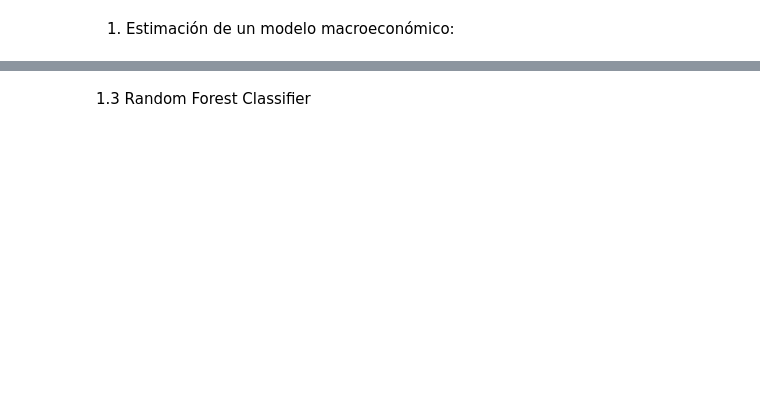
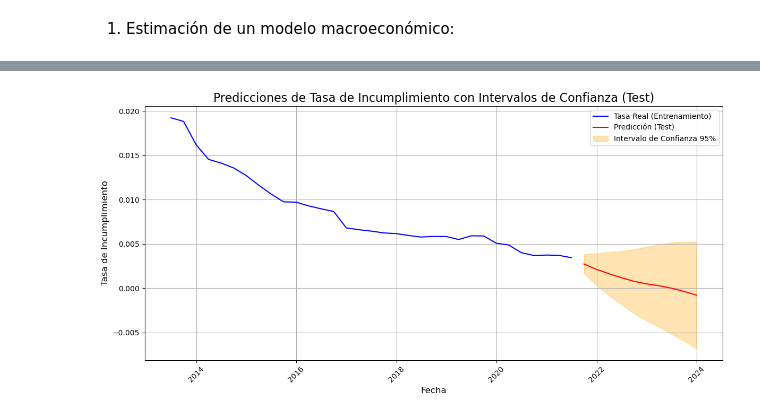
Before and after one commit to martamateosgon/Finanzas_MS, a Jupyter notebook: 2_PARTE.ipynb, the cells around one changed output, grey strips where cells are left out. Drawn from its saved outputs; the diff is of its cells as text; code cells hidden in the pictures; blank space fills up the shorter version.

```diff
--- a/2_PARTE.ipynb
+++ b/2_PARTE.ipynb
@@ -226,2 +86,76 @@ train
-# %% [markdown]
-1.3 Random Forest Classifier
+# %%
+import pandas as pd
+import matplotlib.pyplot as plt
+from statsmodels.tsa.statespace.sarimax import SARIMAX
+
+# Preprocesar los datos
+test["FECHA"] = pd.to_datetime(test["FECHA"])
+test.set_index("FECHA", inplace=True)
+test = test.asfreq("Q")
+
+# Utilizar los datos de entrenamiento completos (train) y el conjunto de test (test)
+y_train = train["Tasa_incumplimiento"]
+X_train = train[["Paro", "PIB", "Precio_vivienda", "Mora_Adq_Vivienda"]]
+
+# Variables exógenas para test
+X_test = test[["Paro", "PIB", "Precio_vivienda", "Mora_Adq_Vivienda"]]
+
+# Definir y ajustar el modelo SARIMAX con los datos de entrenamiento
+sarimax_model = SARIMAX(
+    endog=y_train,  # Variable dependiente (tasa de incumplimiento)
+    exog=X_train,   # Variables exógenas (Paro, PIB, Precio_vivienda, Mora_Adq_Vivienda)
+    order=(1, 1, 1),  # Parámetros ARIMA (p, d, q)
+    seasonal_order=(1, 0, 1, 4),  # Estacionalidad con frecuencia trimestral (P, D, Q, s)
+    enforce_stationarity=False,
+    enforce_invertibility=False
+)
+
+# Ajustar el modelo
+sarimax_results = sarimax_model.fit(disp=False)
+
+# Realizar predicciones sobre el conjunto de test
+forecast = sarimax_results.get_prediction(
+    start=test.index[0],
+    end=test.index[-1],
+    exog=X_test,  # Exógenas para el conjunto de test
+    dynamic=False  # Predicciones no dinámicas
+)
+
+# Obtener las predicciones puntuales y los intervalos de confianza
+predicted_mean = forecast.predicted_mean # Predicciones puntuales
+conf_int = forecast.conf_int(0.95)  # Intervalos de confianza
+
+# Graficar las predicciones y los intervalos de confianza
+plt.figure(figsize=(12, 6))
+
+# Valores reales del conjunto de test (si los tienes)
+if 'Tasa_incumplimiento' in test.columns:
+    plt.plot(test.index, test["Tasa_incumplimiento"], color='blue', label='Tasa Real (Test)')
+
+# Predicciones puntuales
+plt.plot(train.index, train["Tasa_incumplimiento"], color='blue', label='Tasa Real (Entrenamiento)')
+
+
+plt.plot(test.index, predicted_mean, color='red', label='Predicción (Test)')
+
+# Intervalos de confianza al 95%
+plt.fill_between(test.index, conf_int.iloc[:, 0], conf_int.iloc[:, 1], color='orange', alpha=0.3, label='Intervalo de Confianza 95%')
+
+# Configuración del gráfico
+plt.title('Predicciones de Tasa de Incumplimiento con Intervalos de Confianza (Test)', fontsize=16)
+plt.xlabel('Fecha', fontsize=12)
+plt.ylabel('Tasa de Incumplimiento', fontsize=12)
+plt.legend()
+plt.grid(True)
+plt.xticks(rotation=45)
+plt.tight_layout()
+
+# Mostrar la gráfica
+plt.show()
+
+# Exportar el DataFrame test con las predicciones y los intervalos de confianza (opcional)
+test["Predicciones"] = predicted_mean
+test["Conf_int_lower"] = conf_int.iloc[:, 0]
+test["Conf_int_upper"] = conf_int.iloc[:, 1]
+# %% [output]
+[figure, added]
```
Also changed, not shown: parts of 9 cells of this notebook.
